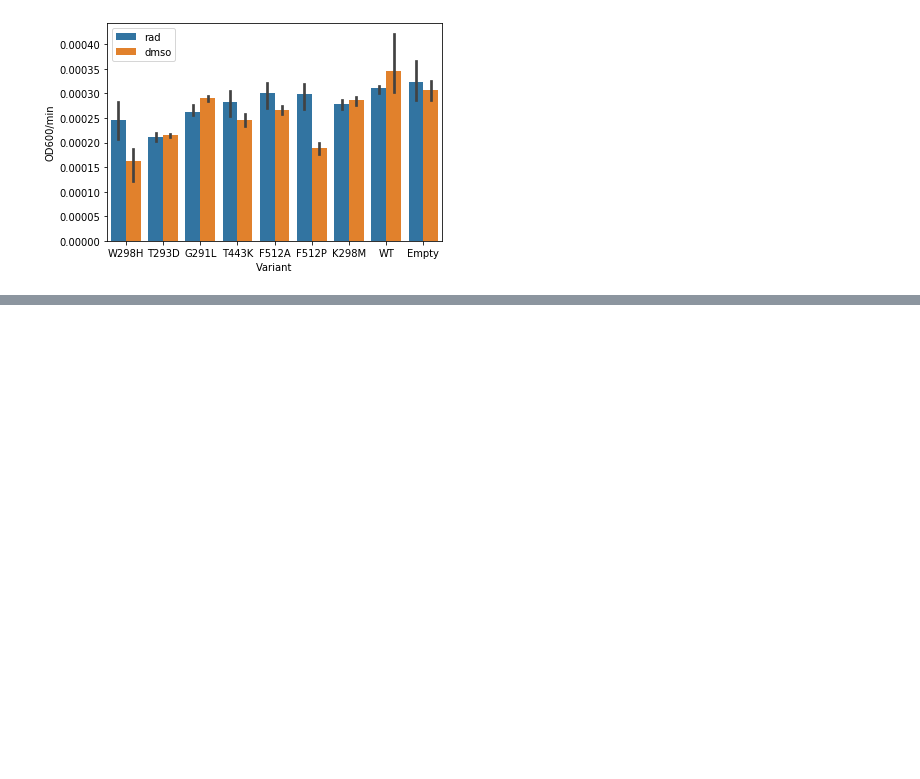
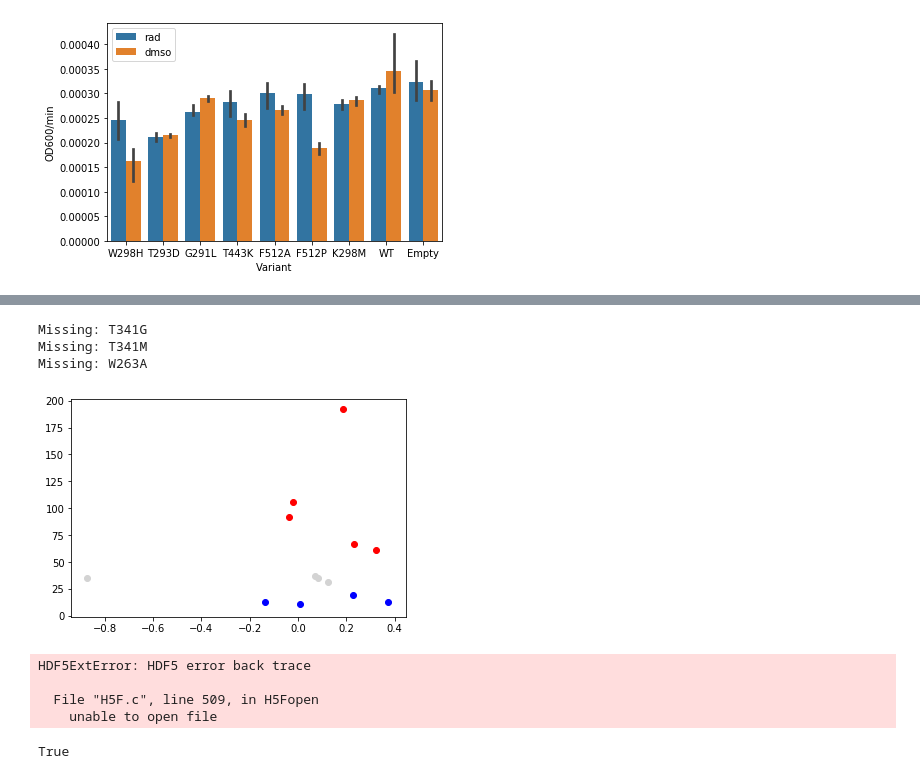
Before and after one commit to nguyenvanessa/src, a Jupyter notebook: nguyenva/testing/read_validation_data.ipynb, the cells around one changed output, grey strips where cells are left out. Cells and saved outputs as stored; diff of their text form; code cells hidden in the pictures; blank space fills up the shorter version.

```diff
--- a/nguyenva/testing/read_validation_data.ipynb
+++ b/nguyenva/testing/read_validation_data.ipynb
@@ -267,0 +367,2 @@ ax.set_xticklabels(variants)
+# %%
+resids = pd.read_csv('../../utils/residuals.csv', index_col=0)
@@ -267,0 +375,71 @@ ax.set_xticklabels(variants)
+# %%
+closed_variants = {
+    'F408A' : 192,
+    'T341R' : 105.7,
+    'K298R' : 92,
+    'T341G' : 71,
+    'K298E' : 66.5,
+    'P307R' : 61.6
+}
+
+neutral_variants = {
+    'T341M' : 43.3,
+    'L320I' : 36.7,
+    'T341I' : 34.8,
+    'I339W' : 34.8,
+    'F408G' : 31.4
+}
+
+open_variants = {
+    'Y419F' : 19.3,
+    'D407N' : 12.7,
+    'D407H' : 12.5,
+    'K298M' : 10.7,
+    'W263A' : 3.3
+}
+# %%
+for variant_dict, color in zip([closed_variants, neutral_variants, open_variants], ['r', 'lightgrey', 'b']):
+    variants = list(variant_dict.keys())
+    vals = list(variant_dict.values())
+
+    x = []
+    y = []
+    for variant, val in zip(variants, vals):
+        if variant in resids.index.tolist():
+            x.append(resids.loc[variant, 'raw_resids'])
+            y.append(val)
+        else:
+            print('Missing: {}'.format(variant))
+
+    plt.scatter(x, y, c=color)
+plt.show()
+# %% [output]
+Missing: T341G
+Missing: T341M
+Missing: W263A
+[figure, added]
+# %%
+raw_data = pd.HDFStore('../../raw_data/2017.07.24_Radicicol_exp.h5')
+"""
+keys:
+ '/main/barcodemap',
+ '/main/variants/counts',
+ '/main/variants/scores',
+ '/main/variants/scores_pvalues_wt',
+ '/main/variants/scores_shared',
+ '/main/variants/scores_shared_full',
+ '/main/synonymous/counts',
+ '/main/synonymous/scores',       # Contains higher order mutants
+ '/main/synonymous/scores_pvalues_wt',
+ '/main/synonymous/scores_shared',
+ '/main/synonymous/scores_shared_full',
+ '/main/barcodes/counts',
+ '/main/barcodes/scores',
+ '/main/barcodes/scores_shared',
+ '/main/barcodes/scores_shared_full'
+ """
+# %% [output]
+HDF5ExtError: HDF5 error back trace
+
+  File "H5F.c", line 509, in H5Fopen
+    unable to open file
@@ -267,0 +448,4 @@ ax.set_xticklabels(variants)
+# %%
+'p.Trp289His' in variant_scores.index
+# %% [output]
+True
```
Also changed, not shown: parts of 16 cells of this notebook, 23 other files.
